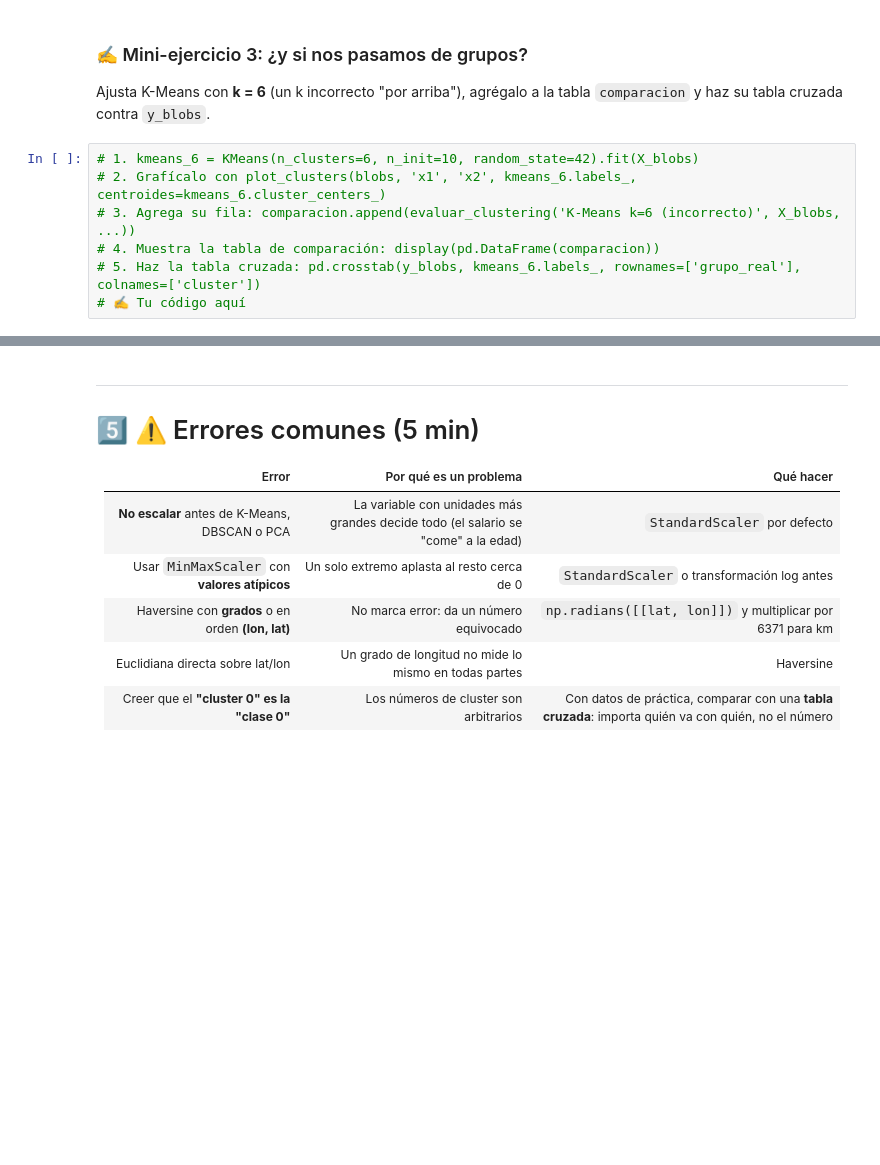
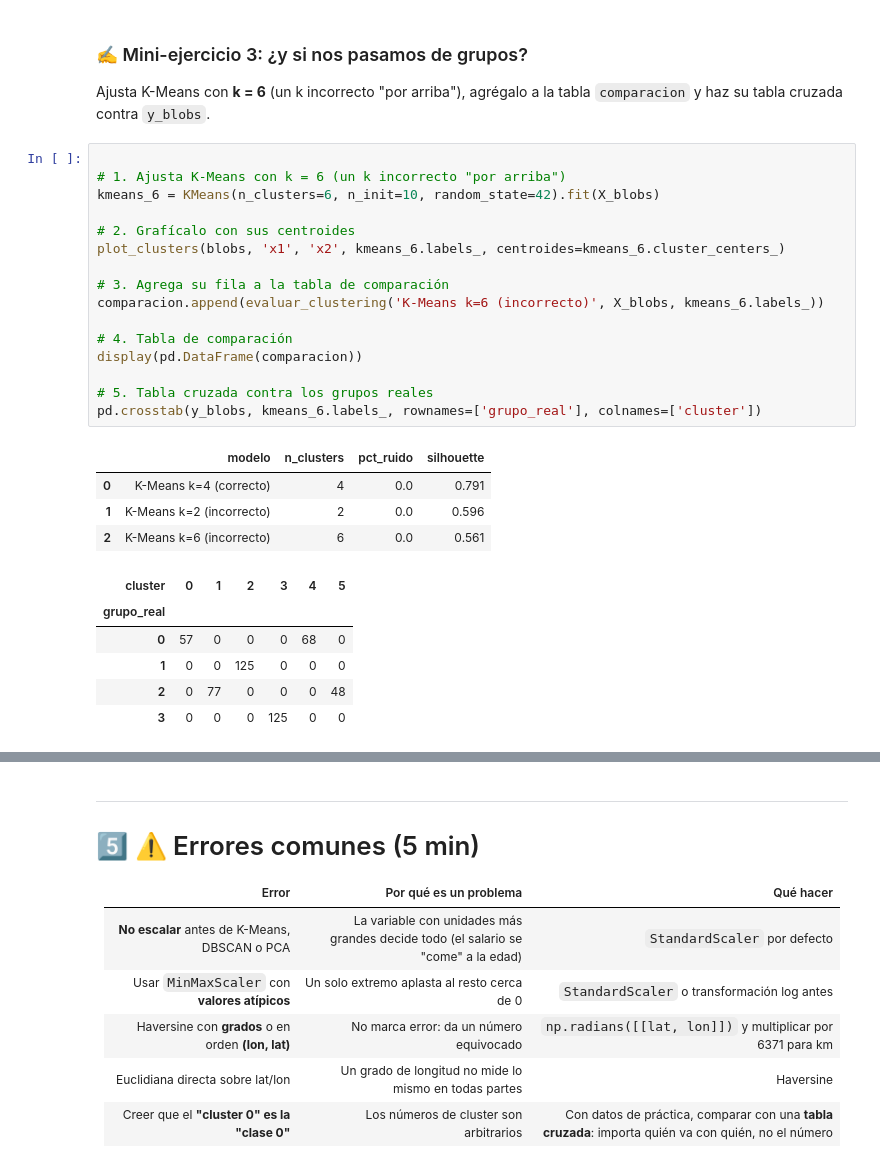
Before and after one commit to catalinaelizondor-jpg/643153-aprendizaje-no-supervisado-student, a Jupyter notebook: 00-fundamentos/fundamentos.ipynb, the cells around one changed output, grey strips where cells are left out. Cells and saved outputs as stored; diff of their text form; blank space fills up the shorter version.

```diff
--- a/00-fundamentos/fundamentos.ipynb
+++ b/00-fundamentos/fundamentos.ipynb
@@ -931,12 +968,32 @@ k = 2 contra la etiqueta real:
 
 Ajusta K-Means con **k = 6** (un k incorrecto "por arriba"), agrégalo a la tabla `comparacion` y haz su tabla cruzada contra `y_blobs`.
 # %%
-# 1. kmeans_6 = KMeans(n_clusters=6, n_init=10, random_state=42).fit(X_blobs)
-# 2. Grafícalo con plot_clusters(blobs, 'x1', 'x2', kmeans_6.labels_, centroides=kmeans_6.cluster_centers_)
-# 3. Agrega su fila: comparacion.append(evaluar_clustering('K-Means k=6 (incorrecto)', X_blobs, ...))
-# 4. Muestra la tabla de comparación: display(pd.DataFrame(comparacion))
-# 5. Haz la tabla cruzada: pd.crosstab(y_blobs, kmeans_6.labels_, rownames=['grupo_real'], colnames=['cluster'])
-# ✍️ Tu código aquí
+
+# 1. Ajusta K-Means con k = 6 (un k incorrecto "por arriba")
+kmeans_6 = KMeans(n_clusters=6, n_init=10, random_state=42).fit(X_blobs)
+
+# 2. Grafícalo con sus centroides
+plot_clusters(blobs, 'x1', 'x2', kmeans_6.labels_, centroides=kmeans_6.cluster_centers_)
+
+# 3. Agrega su fila a la tabla de comparación
+comparacion.append(evaluar_clustering('K-Means k=6 (incorrecto)', X_blobs, kmeans_6.labels_))
+
+# 4. Tabla de comparación
+display(pd.DataFrame(comparacion))
+
+# 5. Tabla cruzada contra los grupos reales
+pd.crosstab(y_blobs, kmeans_6.labels_, rownames=['grupo_real'], colnames=['cluster'])
+# %% [output]
+|  | modelo | n_clusters | pct_ruido | silhouette |
+| 0 | K-Means k=4 (correcto) | 4 | 0.0 | 0.791 |
+| 1 | K-Means k=2 (incorrecto) | 2 | 0.0 | 0.596 |
+| 2 | K-Means k=6 (incorrecto) | 6 | 0.0 | 0.561 |
+| cluster | 0 | 1 | 2 | 3 | 4 | 5 |
+| grupo_real |  |  |  |  |  |  |
+| 0 | 57 | 0 | 0 | 0 | 68 | 0 |
+| 1 | 0 | 0 | 125 | 0 | 0 | 0 |
+| 2 | 0 | 77 | 0 | 0 | 0 | 48 |
+| 3 | 0 | 0 | 0 | 125 | 0 | 0 |
 # %% [markdown]
 ✍️ **¿Qué observas?** Compara k = 6 contra k = 4 y contra k = 2 en la silhouette. ¿Qué hace k = 6 con los grupos reales según la tabla cruzada: los parte o los mezcla? ¿Y k = 2? ¿Qué te parece "menos malo": pasarse de grupos o quedarse corto? ¿La silhouette opina lo mismo?
 
```
Also changed, not shown: parts of 5 cells of this notebook, 7 other files.
